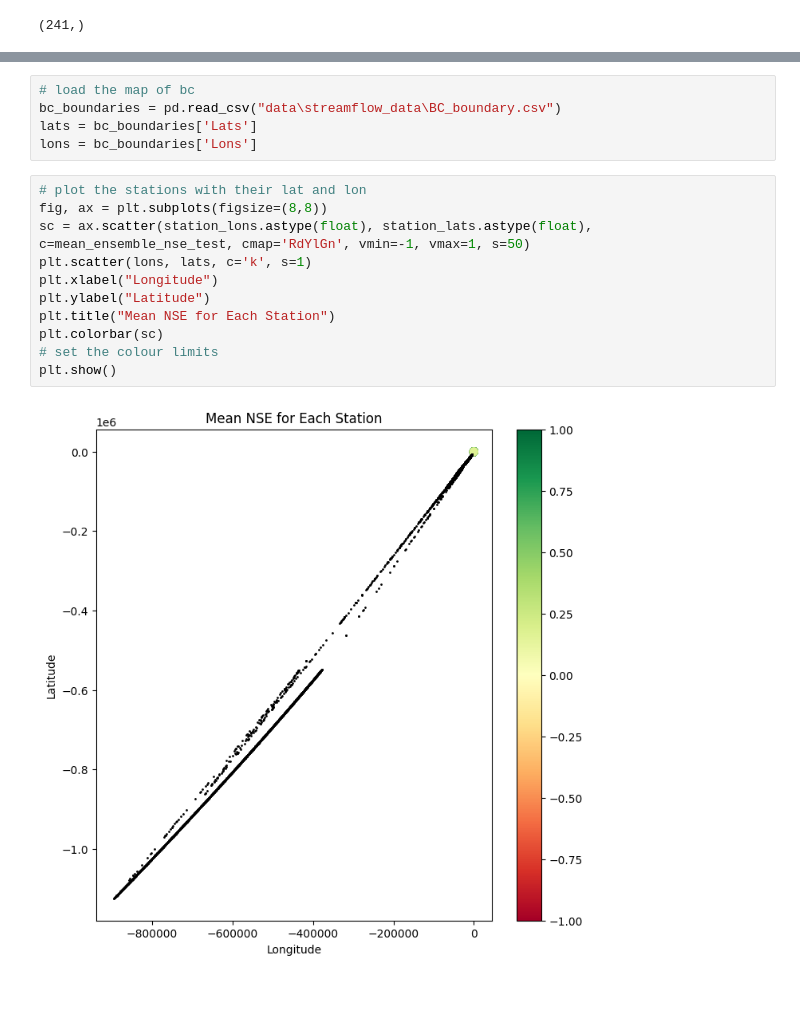
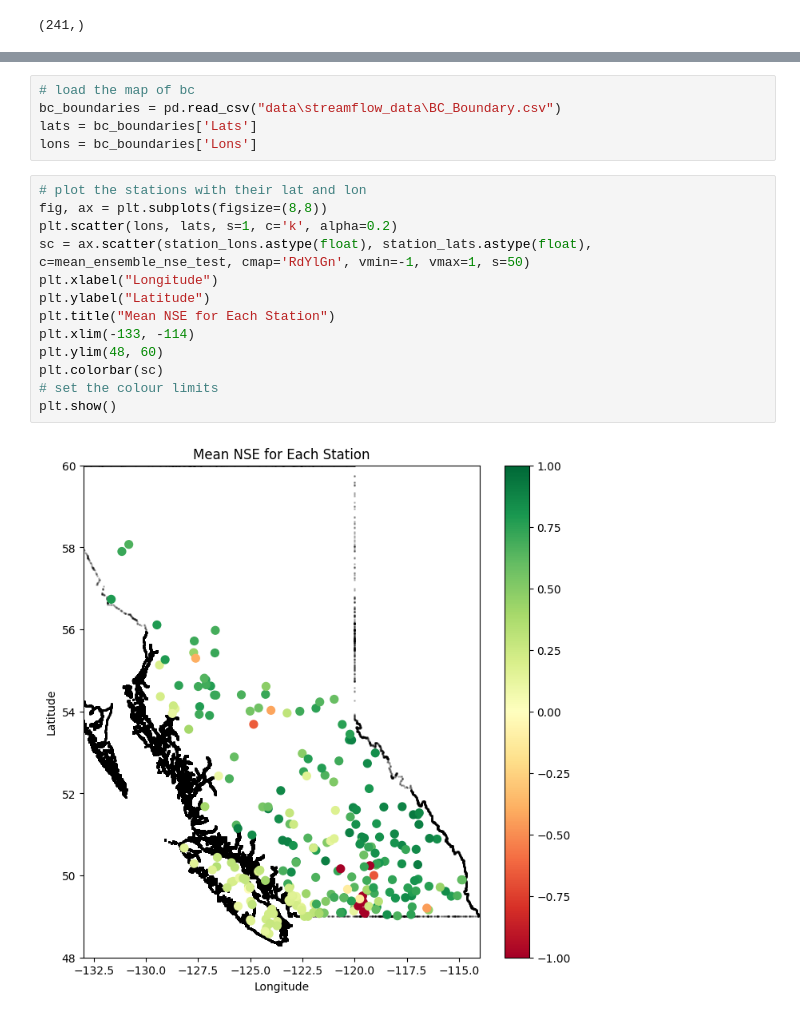
Before and after one commit to TWilson05/EOSC-410-Final-Project, a Jupyter notebook: CNN-LSTM.ipynb, the cells around one changed output, grey strips where cells are left out. Drawn from its saved outputs; the diff is of its cells as text.

```diff
--- a/CNN-LSTM.ipynb
+++ b/CNN-LSTM.ipynb
@@ -558,18 +600,20 @@ np.mean(mean_ensemble_nse_test_no_outliers)
 # %%
 # load the map of bc
-bc_boundaries = pd.read_csv("data\streamflow_data\BC_boundary.csv")
+bc_boundaries = pd.read_csv("data\streamflow_data\BC_Boundary.csv")
 lats = bc_boundaries['Lats']
 lons = bc_boundaries['Lons']
 # %%
 # plot the stations with their lat and lon
 fig, ax = plt.subplots(figsize=(8,8))
+plt.scatter(lons, lats, s=1, c='k', alpha=0.2)
 sc = ax.scatter(station_lons.astype(float), station_lats.astype(float), c=mean_ensemble_nse_test, cmap='RdYlGn', vmin=-1, vmax=1, s=50)
-plt.scatter(lons, lats, c='k', s=1)
 plt.xlabel("Longitude")
 plt.ylabel("Latitude")
 plt.title("Mean NSE for Each Station")
+plt.xlim(-133, -114)
+plt.ylim(48, 60)
 plt.colorbar(sc)
 # set the colour limits
 plt.show()
 # %% [output]
-[figure, old version]
+[figure, new version]
```
Also changed, not shown: parts of 18 cells of this notebook.
